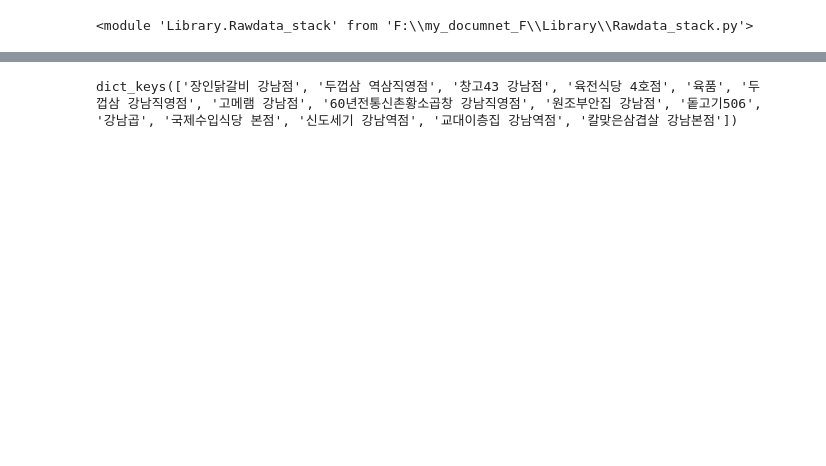
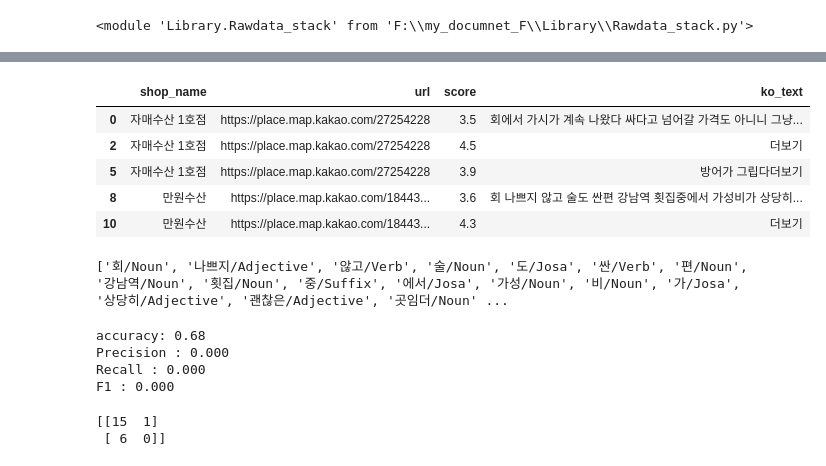
Before and after one commit to Chulwoong-Oh/ML01, a Jupyter notebook: gangnam_r1.ipynb, the cells around one changed output, grey strips where cells are left out. Saved outputs shown, nothing was run; the diff lists cells and outputs as text; code cells hidden in the pictures; blank space fills up the shorter version.

```diff
--- a/gangnam_r1.ipynb
+++ b/gangnam_r1.ipynb
@@ -209,4 +147,0 @@ for page_url in page_urls:
-# %%
-dic_shop.keys()
-# %% [output]
-dict_keys(['장인닭갈비 강남점', '두껍삼 역삼직영점', '창고43 강남점', '육전식당 4호점', '육품', '두껍삼 강남직영점', '고메램 강남점', '60년전통신촌황소곱창 강남직영점', '원조부안집 강남점', '돝고기506', '강남곱', '국제수입식당 본점', '신도세기 강남역점', '교대이층집 강남역점', '칼맞은삼겹살 강남본점'])
@@ -212,0 +200,42 @@ dict_keys(['장인닭갈비 강남점', '두껍삼 역삼직영점', '창고43
+# %%
+columns = ['shop_name', 'url', 'score', 'comment']
+df_shop = pd.DataFrame(columns=columns)
+# %%
+for i, k in enumerate(dic_shop.keys()):
+    for j, l in enumerate(dic_shop[k]):
+        # print(l, k)
+        if j == 0:
+            url_shop = l
+            continue
+        # df_shop.iloc[[i * j - 1], [0]] = k
+        # df_shop.iloc[[i * j - 1], [1]] = url_shop
+        # df_shop.iloc[[i * j - 1], [2]] = l[0]
+        # df_shop.iloc[[i * j - 1], [3]] = l[1]
+        row = [k, url_shop, l[0], l[1]]
+        series = pd.Series(row, index=df_shop.columns)
+        df_shop = df_shop.append(series, ignore_index=True)
+# %%
+df_shop['score'] = df_shop['score'].replace('', np.nan).astype(float)
+df_shop = df_shop[~df_shop['score'].isna()]
+# %%
+# 함수를 적용하여 리뷰에서 한글만 추출합니다.
+
+df_shop['ko_text'] = df_shop['comment'].apply(lambda x: rawstack.text_cleaning(x))
+del df_shop['comment']
+
+# 한 글자 이상의 텍스트를 가지고 있는 데이터만 추출합니다
+# df_shop = df_shop[df_shop['ko_text'].str.len() > 0]
+df_shop.head()
+# %% [output]
+|  | shop_name | url | score | ko_text |
+| 0 | 자매수산 1호점 | https://place.map.kakao.com/27254228 | 3.5 | 회에서 가시가 계속 나왔다 싸다고 넘어갈 가격도 아니니 그냥... |
+| 2 | 자매수산 1호점 | https://place.map.kakao.com/27254228 | 4.5 | 더보기 |
+| 5 | 자매수산 1호점 | https://place.map.kakao.com/27254228 | 3.9 | 방어가 그립다더보기 |
+| 8 | 만원수산 | https://place.map.kakao.com/18443... | 3.6 | 회 나쁘지 않고 술도 싼편 강남역 횟집중에서 가성비가 상당히... |
+| 10 | 만원수산 | https://place.map.kakao.com/18443... | 4.3 | 더보기 |
+# %%
+# 형태소 추출 동작을 테스트합니다.
+result = rawstack.get_pos(df_shop['ko_text'].values[3])
+print(result)
+# %% [output]
+['회/Noun', '나쁘지/Adjective', '않고/Verb', '술/Noun', '도/Josa', '싼/Verb', '편/Noun', '강남역/Noun', '횟집/Noun', '중/Suffix', '에서/Josa', '가성/Noun', '비/Noun', '가/Josa', '상당히/Adjective', '괜찮은/Adjective', '곳임더/Noun' ...
@@ -212,0 +259,24 @@ dict_keys(['장인닭갈비 강남점', '두껍삼 역삼직영점', '창고43
+# %%
+# 로지스틱 회귀모델을 학습합니다.
+lr = LogisticRegression(random_state=0)
+lr.fit(x_train, y_train)
+y_pred = lr.predict(x_test)
+y_pred_probability = lr.predict_proba(x_test)[:,1]
+
+# 로지스틱 회귀모델의 성능을 평가합니다.
+print("accuracy: %.2f" % accuracy_score(y_test, y_pred))
+print("Precision : %.3f" % precision_score(y_test, y_pred))
+print("Recall : %.3f" % recall_score(y_test, y_pred))
+print("F1 : %.3f" % f1_score(y_test, y_pred))
+# %% [output]
+accuracy: 0.68
+Precision : 0.000
+Recall : 0.000
+F1 : 0.000
+# %%
+# Confusion Matrix를 출력합니다.
+confmat = confusion_matrix(y_true=y_test, y_pred=y_pred)
+print(confmat)
+# %% [output]
+[[15  1]
+ [ 6  0]]
```
Also changed, not shown: parts of 19 cells of this notebook.
